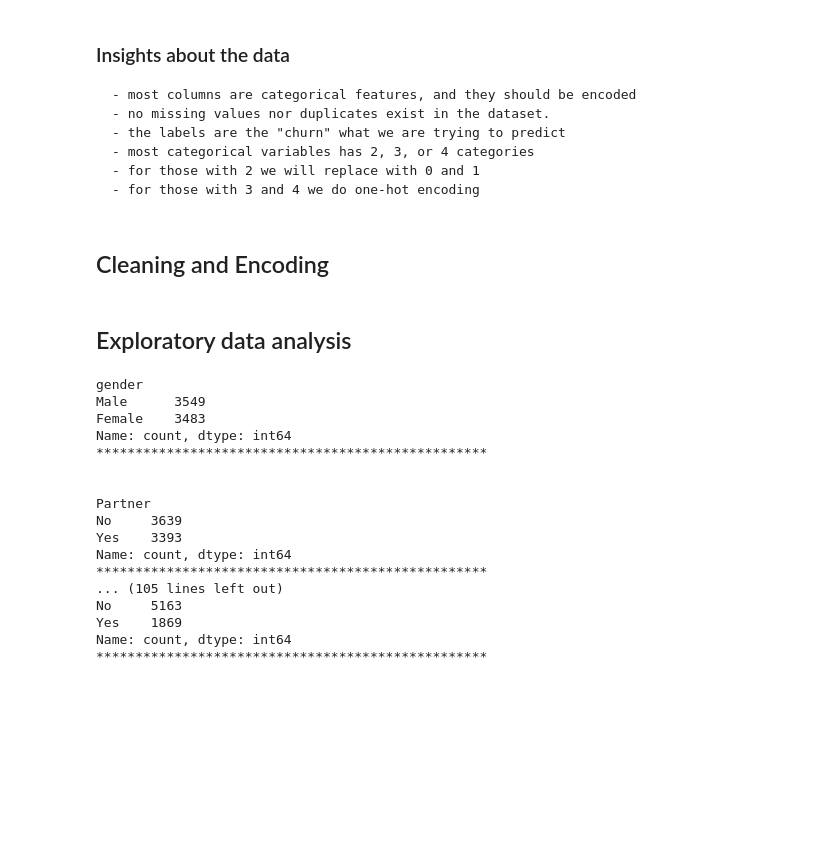
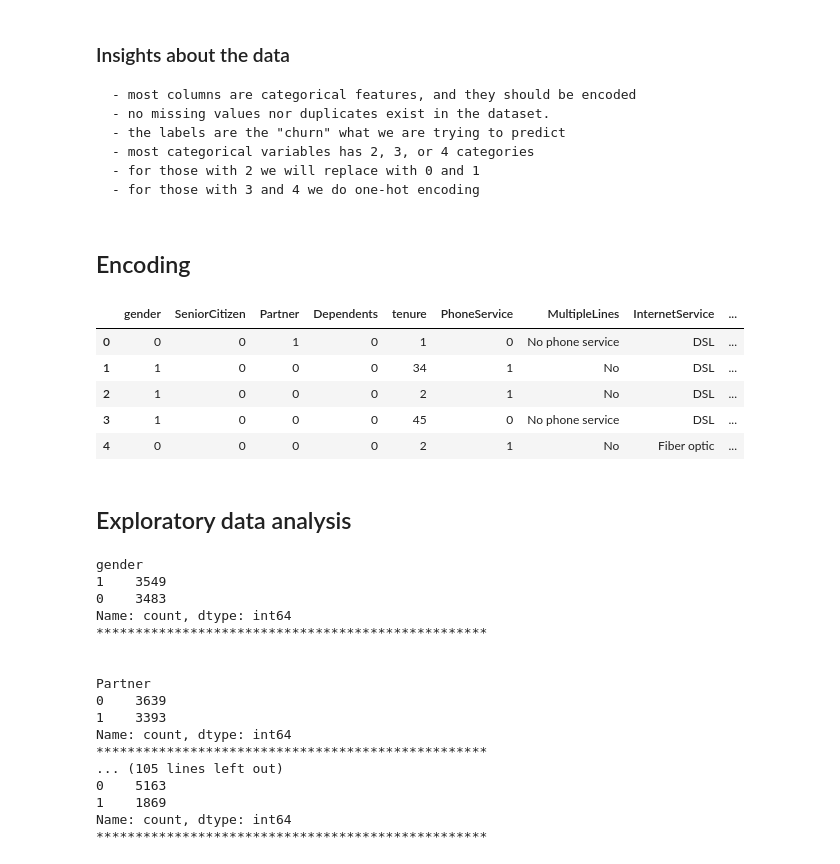
Before and after one commit to kamijoseph/End-to-End-Customer-Churn, a Jupyter notebook: research/EDA.ipynb, the cells around one changed output. Saved outputs shown, nothing was run; the diff lists cells and outputs as text; code cells hidden in the pictures; blank space fills up the shorter version.

Commit message:
binary encoding

```diff
--- a/research/EDA.ipynb
+++ b/research/EDA.ipynb
@@ -191,9 +190,36 @@ data.shape
     - for those with 2 we will replace with 0 and 1
     - for those with 3 and 4 we do one-hot encoding
 # %% [markdown]
-## Cleaning and Encoding
+## Encoding
 # %%
 # binary encoding
+yes_no_map = {"Yes": 1, "No": 0}
+gender_map = {"Male": 1, "Female": 0}
+
+data[[
+    "Partner",
+    "Dependents",
+    "PhoneService",
+    "PaperlessBilling",
+    "Churn"
+]] = data[[
+    "Partner",
+    "Dependents",
+    "PhoneService",
+    "PaperlessBilling",
+    "Churn"
+]].apply(lambda s: s.map(yes_no_map))
+
+data["gender"] = data["gender"].map(gender_map)
+# %%
+data.head()
+# %% [output]
+|  | gender | SeniorCitizen | Partner | Dependents | tenure | PhoneService | MultipleLines | InternetService | ... |
+| 0 | 0 | 0 | 1 | 0 | 1 | 0 | No phone service | DSL | ... |
+| 1 | 1 | 0 | 0 | 0 | 34 | 1 | No | DSL | ... |
+| 2 | 1 | 0 | 0 | 0 | 2 | 1 | No | DSL | ... |
+| 3 | 1 | 0 | 0 | 0 | 45 | 0 | No phone service | DSL | ... |
+| 4 | 0 | 0 | 0 | 0 | 2 | 1 | No | Fiber optic | ... |
 # %% [markdown]
 ## Exploratory data analysis
 # %%
@@ -245,20 +271,20 @@ for cat_feature in cat_features:
     print("\n")
 # %% [output]
 gender
-Male      3549
-Female    3483
+1    3549
+0    3483
 Name: count, dtype: int64
 **************************************************
 
 
 Partner
-No     3639
-Yes    3393
+0    3639
+1    3393
 Name: count, dtype: int64
 **************************************************
 ... (105 lines left out)
-No     5163
-Yes    1869
+0    5163
+1    1869
 Name: count, dtype: int64
 **************************************************
 # %%
```
Also changed, not shown: parts of 3 cells of this notebook.
